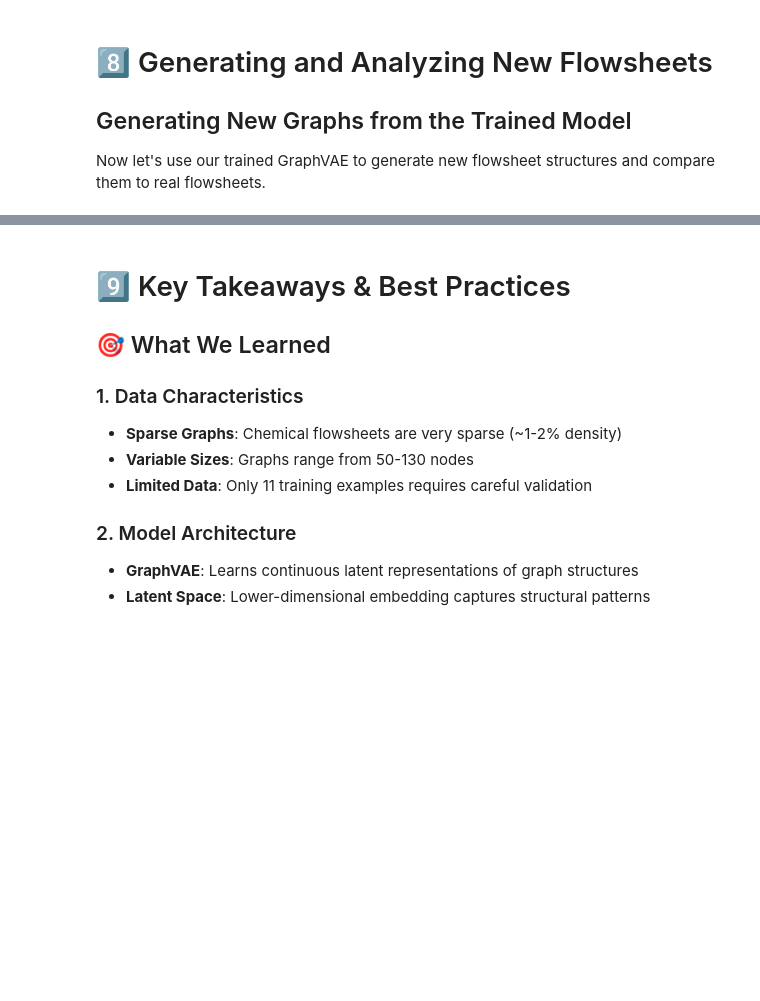
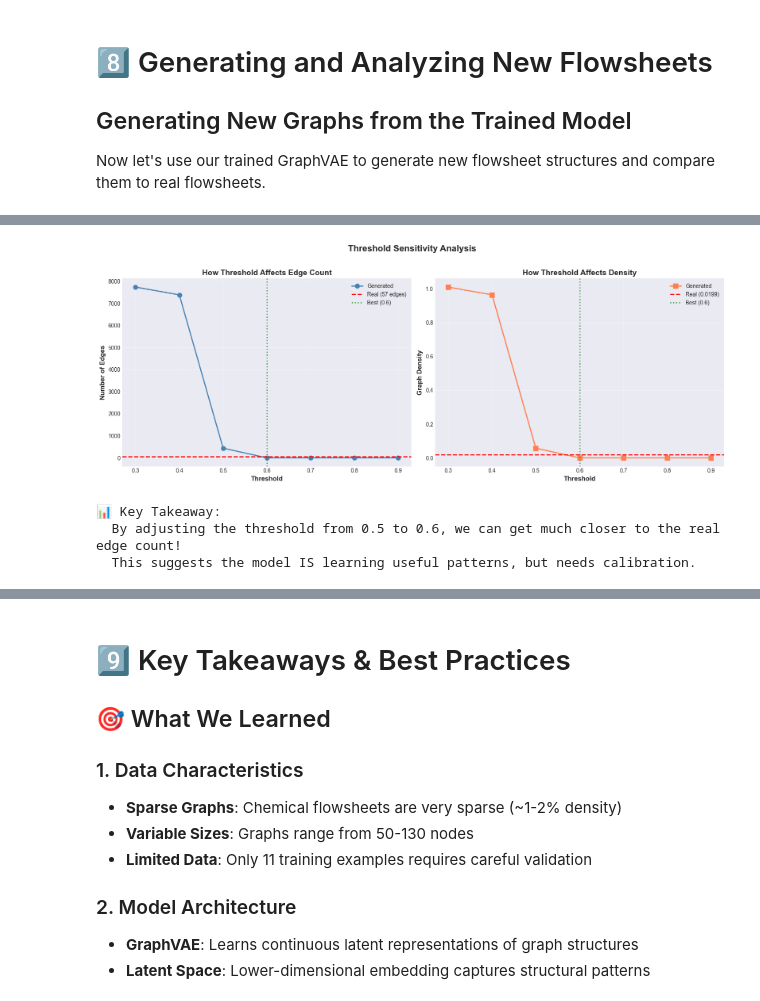
Before and after one commit to sustainability-software-lab/SFF, a Jupyter notebook: graph_generation_deep_dive.ipynb, the cells around one changed output, grey strips where cells are left out. Drawn from its saved outputs; the diff is of its cells as text; code cells hidden in the pictures; blank space fills up the shorter version.

```diff
--- a/graph_generation_deep_dive.ipynb
+++ b/graph_generation_deep_dive.ipynb
@@ -814,0 +1406,38 @@ print("✅ Generated flowsheets show similar structural properties to real flows
+# %%
+# Visualize threshold impact
+fig, axes = plt.subplots(1, 2, figsize=(16, 6))
+
+# Edge count vs threshold
+axes[0].plot(df_thresh['threshold'], df_thresh['num_edges'],
+             marker='o', linewidth=2, markersize=8, color='steelblue', label='Generated')
+axes[0].axhline(real_edges, color='red', linestyle='--', linewidth=2, label=f'Real ({real_edges} edges)')
+axes[0].axvline(best_thresh, color='green', linestyle=':', linewidth=2, alpha=0.7, label=f'Best ({best_thresh})')
+axes[0].set_xlabel('Threshold', fontsize=12, fontweight='bold')
+axes[0].set_ylabel('Number of Edges', fontsize=12, fontweight='bold')
+axes[0].set_title('How Threshold Affects Edge Count', fontsize=14, fontweight='bold')
+axes[0].legend()
+axes[0].grid(alpha=0.3)
+
+# Density vs threshold
+axes[1].plot(df_thresh['threshold'], df_thresh['density'],
+             marker='s', linewidth=2, markersize=8, color='coral', label='Generated')
+axes[1].axhline(nx.density(G_real), color='red', linestyle='--', linewidth=2, label=f'Real ({nx.density(G_real):.4f})')
+axes[1].axvline(best_thresh, color='green', linestyle=':', linewidth=2, alpha=0.7, label=f'Best ({best_thresh})')
+axes[1].set_xlabel('Threshold', fontsize=12, fontweight='bold')
+axes[1].set_ylabel('Graph Density', fontsize=12, fontweight='bold')
+axes[1].set_title('How Threshold Affects Density', fontsize=14, fontweight='bold')
+axes[1].legend()
+axes[1].grid(alpha=0.3)
+
+plt.suptitle('Threshold Sensitivity Analysis', fontsize=16, fontweight='bold', y=1.02)
+plt.tight_layout()
+plt.show()
+
+print("\n📊 Key Takeaway:")
+print(f"  By adjusting the threshold from 0.5 to {best_thresh}, we can get much closer to the real edge count!")
+print(f"  This suggests the model IS learning useful patterns, but needs calibration.")
+# %% [output]
+[figure, added]
+📊 Key Takeaway:
+  By adjusting the threshold from 0.5 to 0.6, we can get much closer to the real edge count!
+  This suggests the model IS learning useful patterns, but needs calibration.
```
Also changed, not shown: parts of 51 cells of this notebook, 15 other files.
